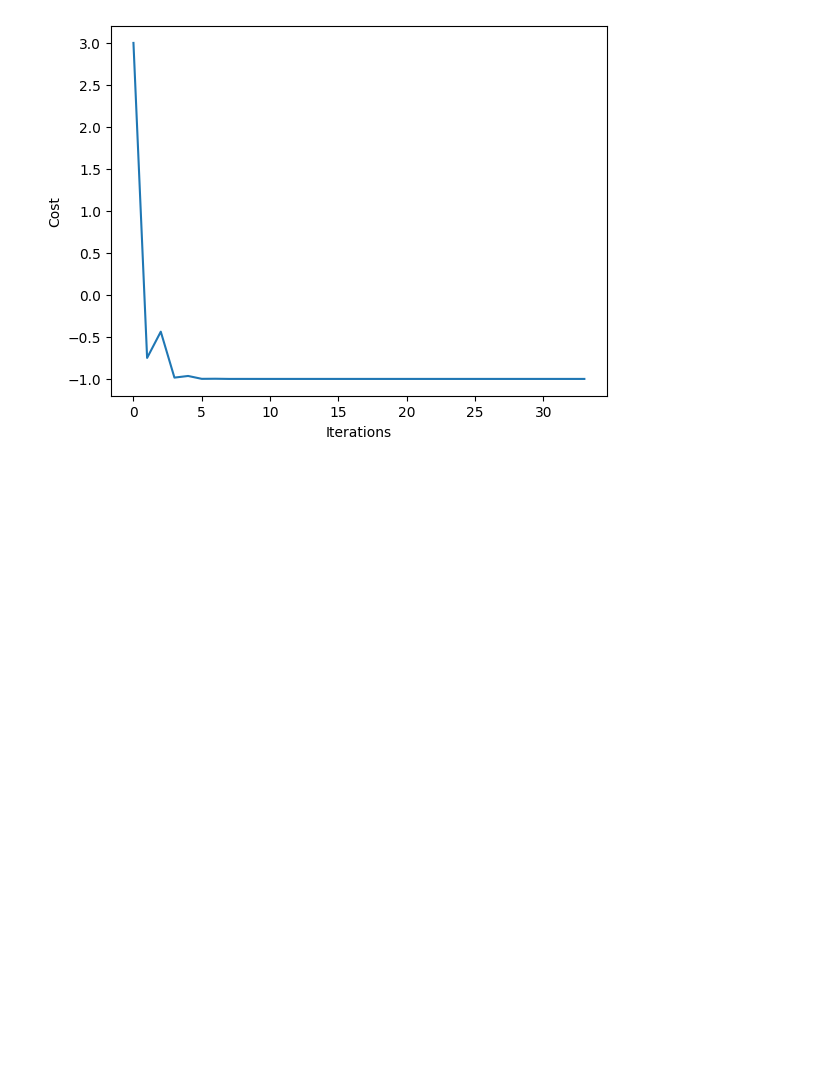
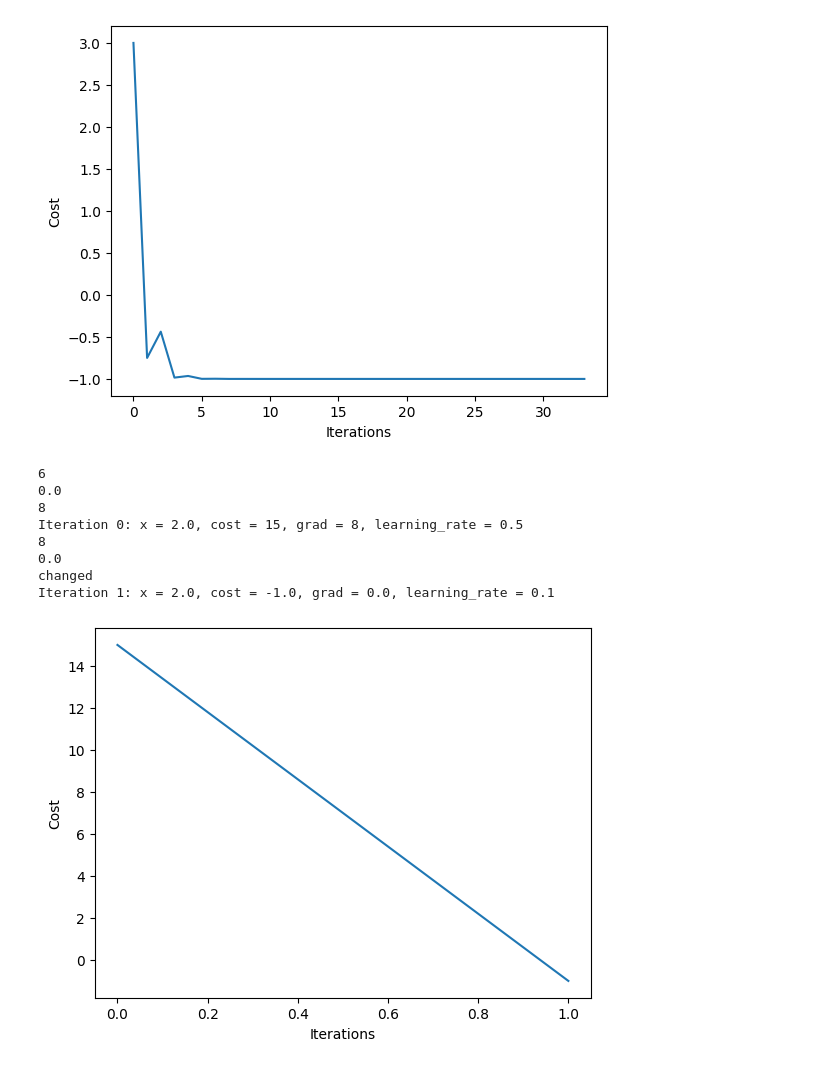
Before and after one commit to tailorfenil/MLColab, a Jupyter notebook: Calculus_Primer_Assignment.ipynb, the cells around one changed output. Drawn from its saved outputs; the diff is of its cells as text; code cells hidden in the pictures; blank space fills up the shorter version.

```diff
--- a/Calculus_Primer_Assignment.ipynb
+++ b/Calculus_Primer_Assignment.ipynb
@@ -138,3 +168,61 @@ plt.show()
 -1.0
 5.626678466796875e-05
 [figure]
+# %%
+x=5
+# %%
+import numpy as np
+import matplotlib.pyplot as plt
+
+def f(x):
+    return x**2 - 4*x + 3
+
+def gradient(x):
+    return 2*x - 4
+
+# x = np.random.uniform(-5, 5)  # Start with a random value within the range
+
+
+learning_rate = 0.5
+max_iterations = 100
+convergence_threshold = 1e-9
+
+cost_values = []
+x=6
+print(x)
+
+for i in range(max_iterations):
+    cost = f(x)
+    grad = gradient(x)
+
+    # Check if the gradient changes sign (overshooting)
+    print(prev_grad)
+    print(grad)
+    if i > 0 and np.sign(grad) != np.sign(prev_grad):
+        print('changed ')
+        learning_rate /= 5  # Reduce the learning rate
+
+    x = x - learning_rate * grad
+    prev_grad = grad
+
+    cost_values.append(cost)
+
+    print("Iteration {}: x = {}, cost = {}, grad = {}, learning_rate = {}".format(i, x, cost, grad, learning_rate))
+
+    if abs(grad) < convergence_threshold:
+        break
+
+plt.plot(cost_values)
+plt.xlabel("Iterations")
+plt.ylabel("Cost")
+plt.show()
+# %% [output]
+6
+0.0
+8
+Iteration 0: x = 2.0, cost = 15, grad = 8, learning_rate = 0.5
+8
+0.0
+changed
+Iteration 1: x = 2.0, cost = -1.0, grad = 0.0, learning_rate = 0.1
+[figure, added]
```
Also changed, not shown: parts of 1 cell of this notebook.
